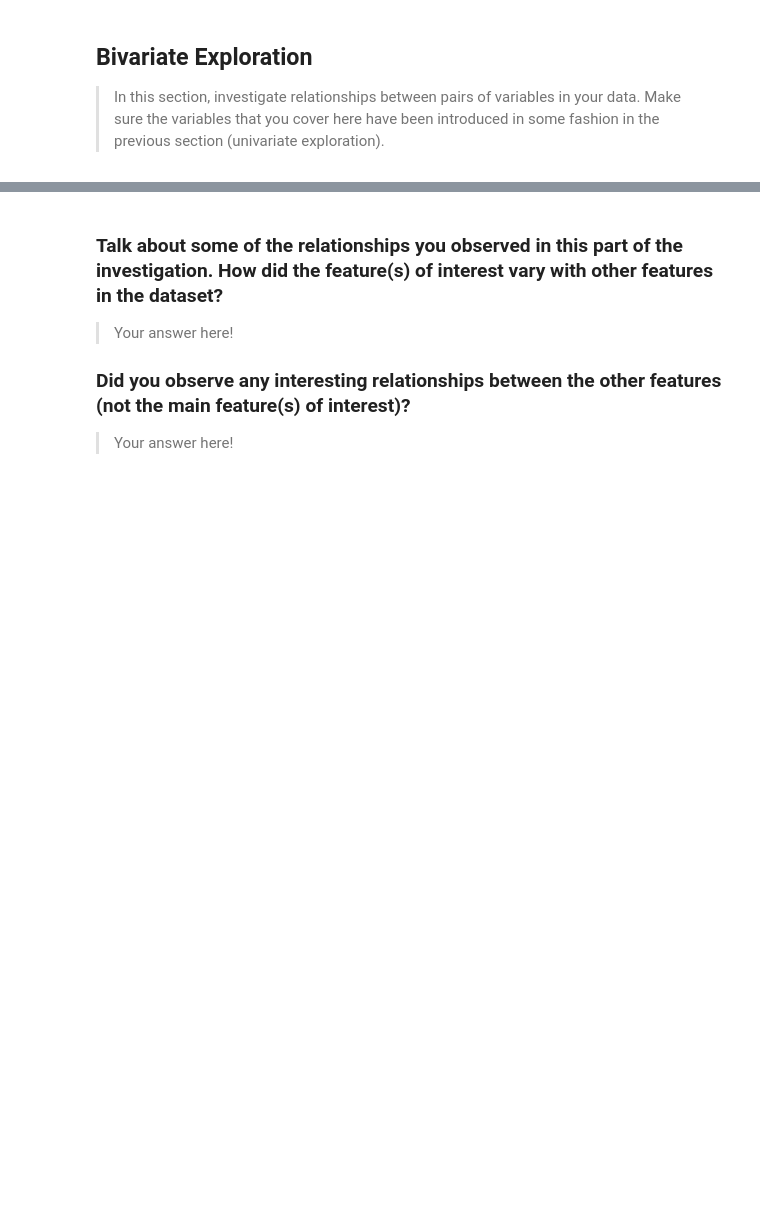
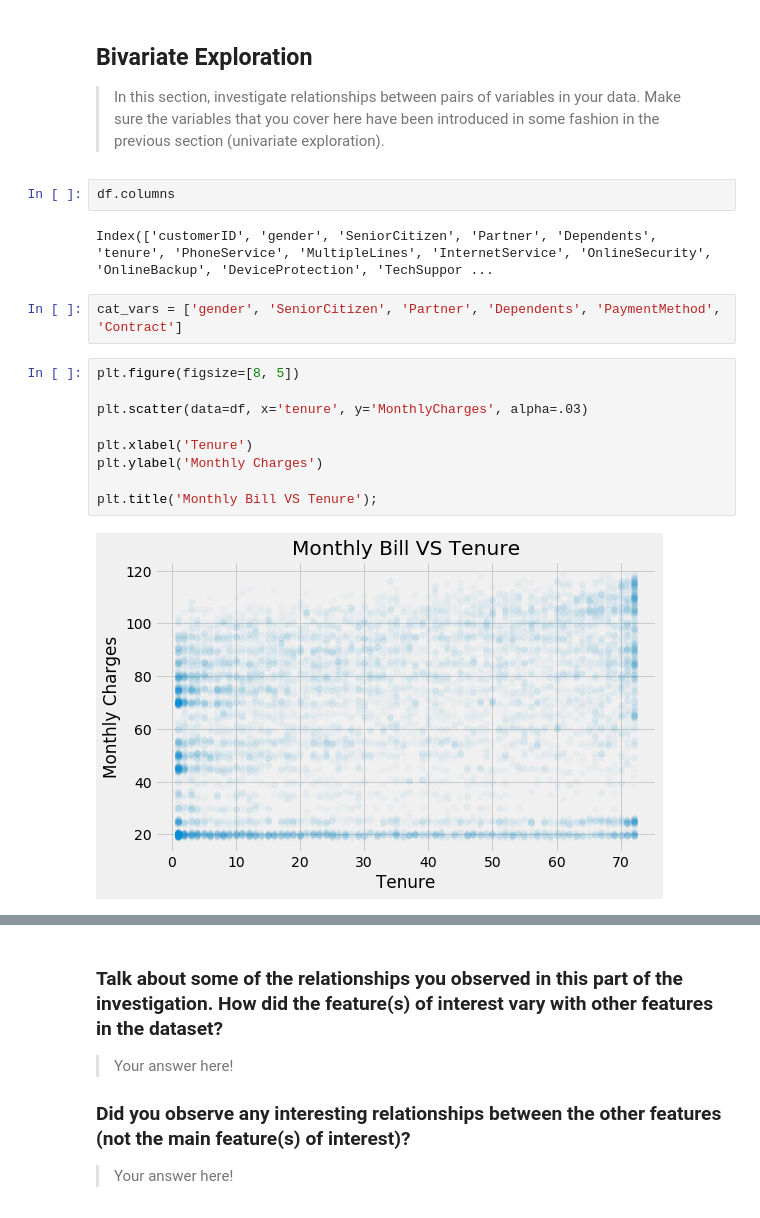
Before and after one commit to ashannon828/communicating_data_findings, a Jupyter notebook: exploration_template.ipynb, the cells around one changed output, grey strips where cells are left out. Cells and saved outputs as stored; diff of their text form; blank space fills up the shorter version.

```diff
--- a/exploration_template.ipynb
+++ b/exploration_template.ipynb
@@ -259,3 +280,20 @@ sns.countplot(data=df, x='Contract', color=color, ax=ax[4,2]);
 > In this section, investigate relationships between pairs of variables in your
 data. Make sure the variables that you cover here have been introduced in some
 fashion in the previous section (univariate exploration).
+# %%
+df.columns
+# %% [output]
+Index(['customerID', 'gender', 'SeniorCitizen', 'Partner', 'Dependents', 'tenure', 'PhoneService', 'MultipleLines', 'InternetService', 'OnlineSecurity', 'OnlineBackup', 'DeviceProtection', 'TechSuppor ...
+# %%
+cat_vars = ['gender', 'SeniorCitizen', 'Partner', 'Dependents', 'PaymentMethod', 'Contract']
+# %%
+plt.figure(figsize=[8, 5])
+
+plt.scatter(data=df, x='tenure', y='MonthlyCharges', alpha=.03)
+
+plt.xlabel('Tenure')
+plt.ylabel('Monthly Charges')
+
+plt.title('Monthly Bill VS Tenure');
+# %% [output]
+[figure, added]
```
Also changed, not shown: parts of 12 cells of this notebook.
